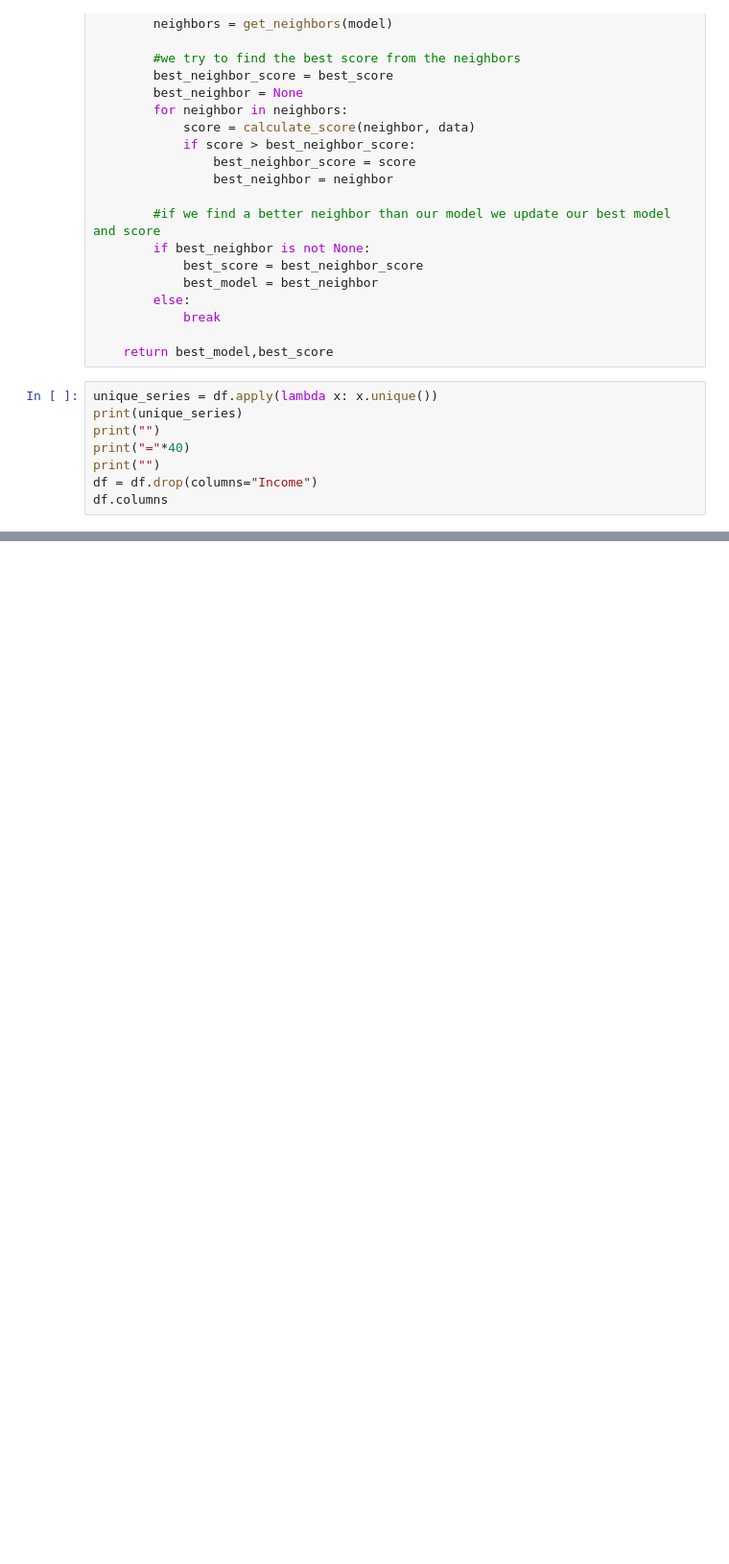
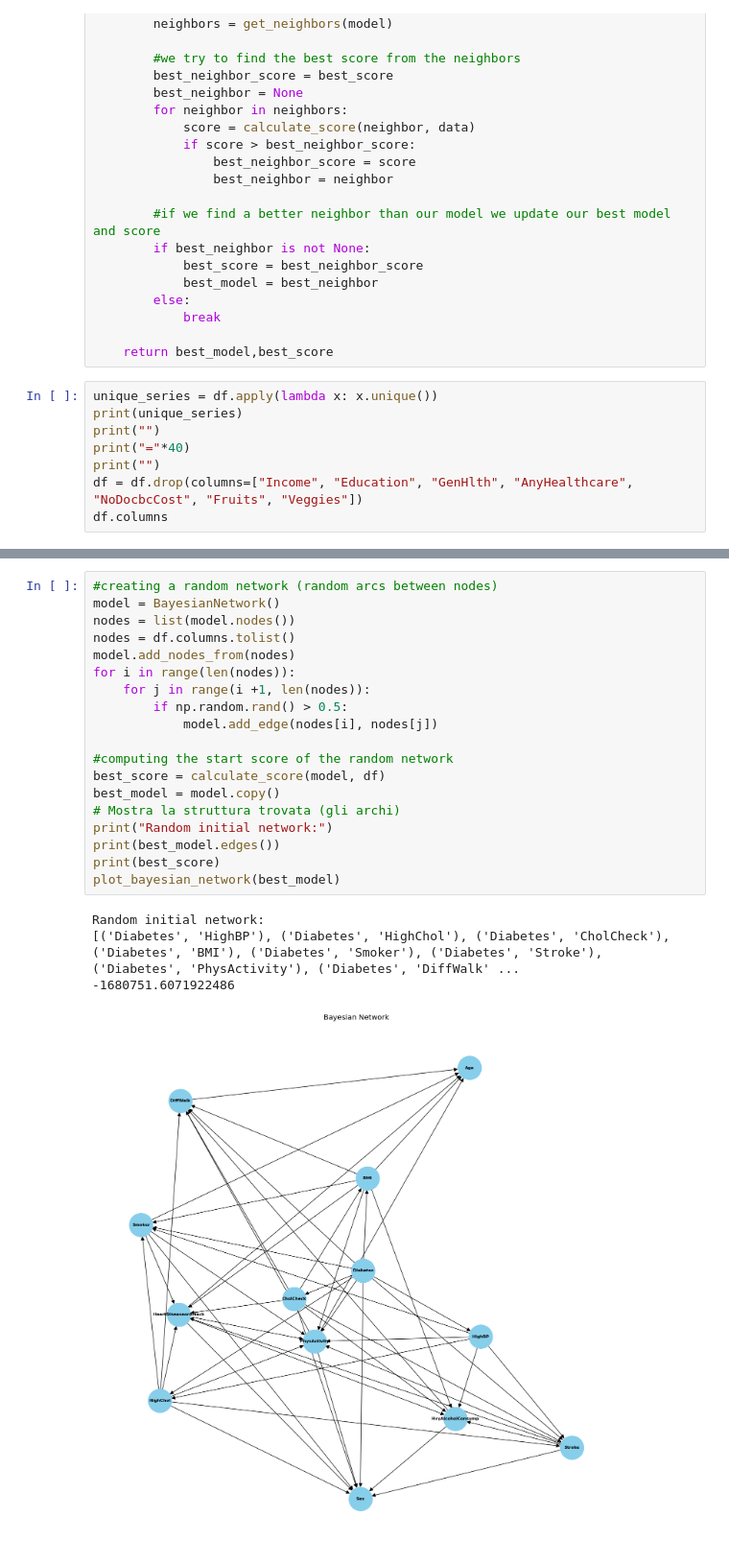
Before and after one commit to aletricca02/MDL3, a Jupyter notebook: project.ipynb, the cells around one changed output, grey strips where cells are left out. Shown at 96% size. Cells and saved outputs as stored; diff of their text form; blank space fills up the shorter version.

Commit message:
building network

```diff
--- a/project.ipynb
+++ b/project.ipynb
@@ -254,7 +254,7 @@ print(unique_series)
 print("")
 print("="*40)
 print("")
-df = df.drop(columns="Income")
+df = df.drop(columns=["Income", "Education", "GenHlth", "AnyHealthcare", "NoDocbcCost", "Fruits", "Veggies"])
 df.columns
 # %% [output]
 Diabetes                                         [0.0, 2.0, 1.0]
@@ -299,0 +293,24 @@ print(best_score)
+# %%
+#creating a random network (random arcs between nodes)
+model = BayesianNetwork()
+nodes = list(model.nodes())
+nodes = df.columns.tolist()
+model.add_nodes_from(nodes)
+for i in range(len(nodes)):
+    for j in range(i +1, len(nodes)):
+        if np.random.rand() > 0.5:
+            model.add_edge(nodes[i], nodes[j])
+
+#computing the start score of the random network
+best_score = calculate_score(model, df)
+best_model = model.copy()
+# Mostra la struttura trovata (gli archi)
+print("Random initial network:")
+print(best_model.edges())
+print(best_score)
+plot_bayesian_network(best_model)
+# %% [output]
+Random initial network:
+[('Diabetes', 'HighBP'), ('Diabetes', 'HighChol'), ('Diabetes', 'CholCheck'), ('Diabetes', 'BMI'), ('Diabetes', 'Smoker'), ('Diabetes', 'Stroke'), ('Diabetes', 'PhysActivity'), ('Diabetes', 'DiffWalk' ...
+-1680751.6071922486
+[figure, added]
```
Also changed, not shown: parts of 8 cells of this notebook, 6 other files.
